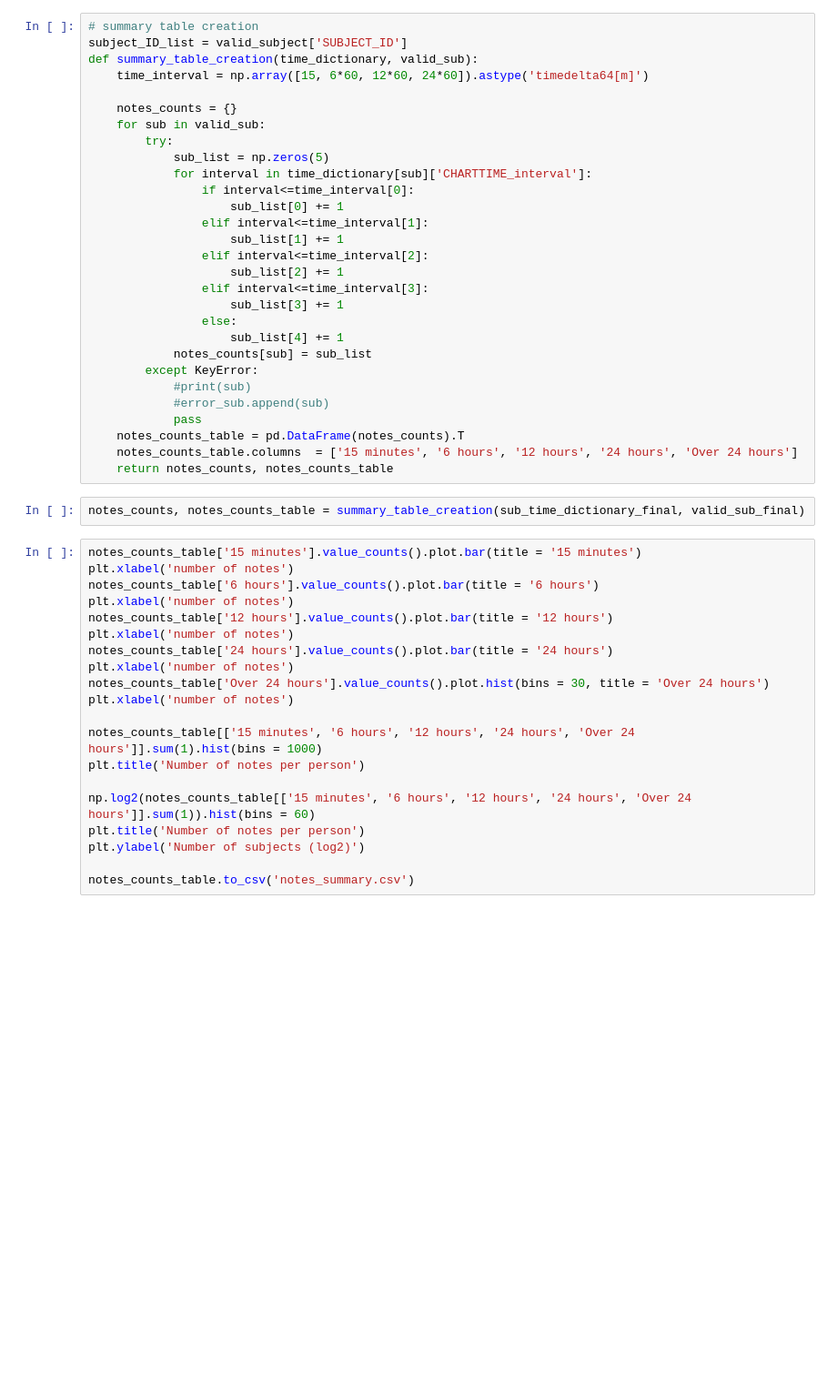
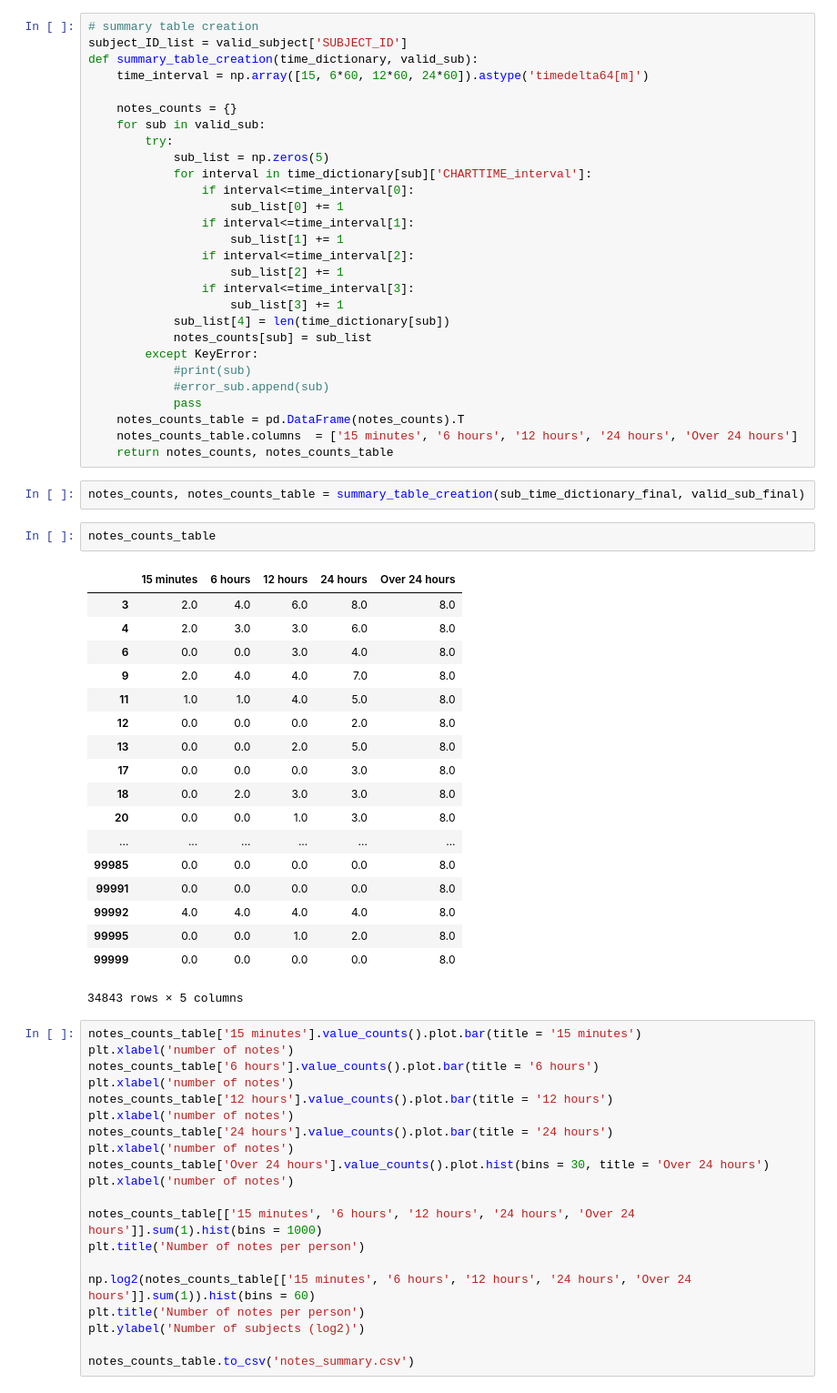
Before and after one commit to xlxulei1005/Project1011_Mortality_Predcition, a Jupyter notebook: Notes_Reorganise_and_Analysis.ipynb, the cells around one changed output. Shown at 91% size. Drawn from its saved outputs; the diff is of its cells as text; blank space fills up the shorter version.

```diff
--- a/Notes_Reorganise_and_Analysis.ipynb
+++ b/Notes_Reorganise_and_Analysis.ipynb
@@ -122,14 +124,13 @@ def summary_table_creation(time_dictionary, valid_sub):
             for interval in time_dictionary[sub]['CHARTTIME_interval']:
                 if interval<=time_interval[0]:
                     sub_list[0] += 1
-                elif interval<=time_interval[1]:
+                if interval<=time_interval[1]:
                     sub_list[1] += 1
-                elif interval<=time_interval[2]:
+                if interval<=time_interval[2]:
                     sub_list[2] += 1
-                elif interval<=time_interval[3]:
+                if interval<=time_interval[3]:
                     sub_list[3] += 1
-                else:
-                    sub_list[4] += 1
+            sub_list[4] = len(time_dictionary[sub])
             notes_counts[sub] = sub_list
         except KeyError:
             #print(sub)
@@ -140,6 +141,27 @@ def summary_table_creation(time_dictionary, valid_sub):
     return notes_counts, notes_counts_table
 # %%
 notes_counts, notes_counts_table = summary_table_creation(sub_time_dictionary_final, valid_sub_final)
+# %%
+notes_counts_table
+# %% [output]
+|  | 15 minutes | 6 hours | 12 hours | 24 hours | Over 24 hours |
+| 3 | 2.0 | 4.0 | 6.0 | 8.0 | 8.0 |
+| 4 | 2.0 | 3.0 | 3.0 | 6.0 | 8.0 |
+| 6 | 0.0 | 0.0 | 3.0 | 4.0 | 8.0 |
+| 9 | 2.0 | 4.0 | 4.0 | 7.0 | 8.0 |
+| 11 | 1.0 | 1.0 | 4.0 | 5.0 | 8.0 |
+| 12 | 0.0 | 0.0 | 0.0 | 2.0 | 8.0 |
+| 13 | 0.0 | 0.0 | 2.0 | 5.0 | 8.0 |
+| 17 | 0.0 | 0.0 | 0.0 | 3.0 | 8.0 |
+| 18 | 0.0 | 2.0 | 3.0 | 3.0 | 8.0 |
+| 20 | 0.0 | 0.0 | 1.0 | 3.0 | 8.0 |
+| ... | ... | ... | ... | ... | ... |
+| 99985 | 0.0 | 0.0 | 0.0 | 0.0 | 8.0 |
+| 99991 | 0.0 | 0.0 | 0.0 | 0.0 | 8.0 |
+| 99992 | 4.0 | 4.0 | 4.0 | 4.0 | 8.0 |
+| 99995 | 0.0 | 0.0 | 1.0 | 2.0 | 8.0 |
+| 99999 | 0.0 | 0.0 | 0.0 | 0.0 | 8.0 |
+34843 rows × 5 columns
 # %%
 notes_counts_table['15 minutes'].value_counts().plot.bar(title = '15 minutes')
 plt.xlabel('number of notes')
```
Also changed, not shown: parts of 13 cells of this notebook.
